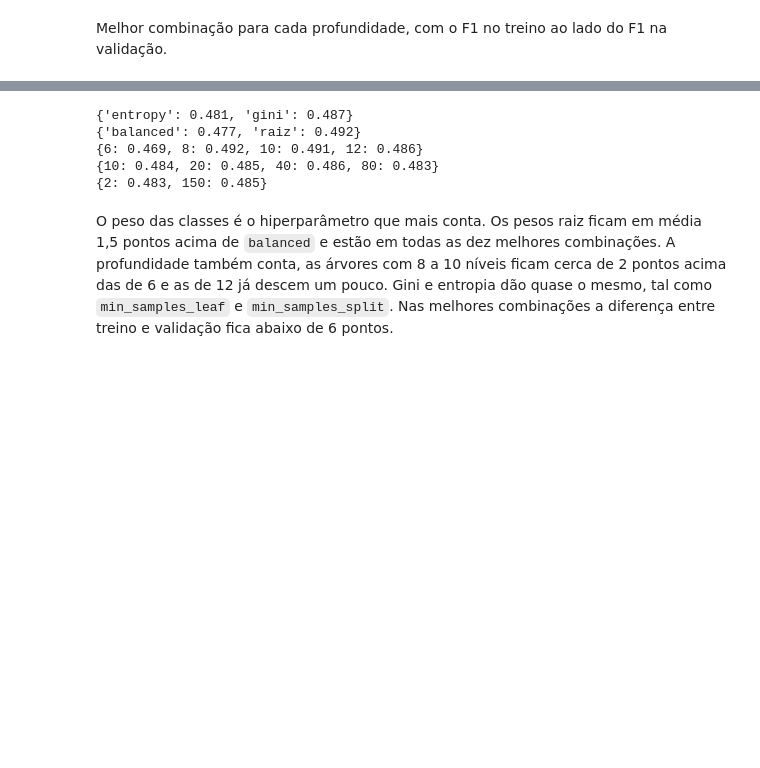
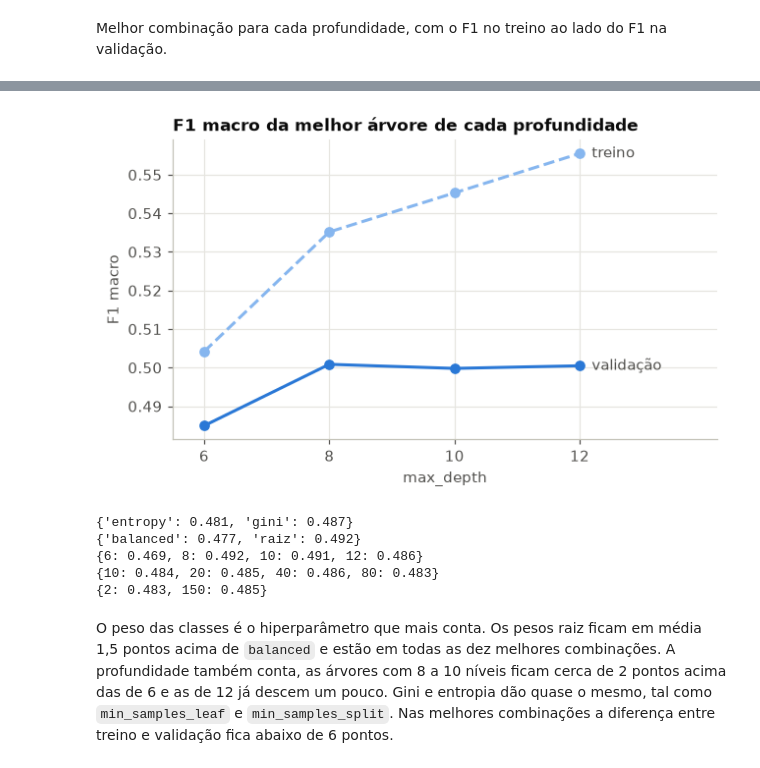
Before and after one commit to AnyTng/FAI26_P02_G09, a Jupyter notebook: 02_classify.ipynb, the cells around one changed output, grey strips where cells are left out. Cells and saved outputs as stored; diff of their text form; code cells hidden in the pictures; blank space fills up the shorter version.

```diff
--- a/02_classify.ipynb
+++ b/02_classify.ipynb
@@ -117,14 +121,7 @@ Não há valores em falta e todas as variáveis são números, por isso a prepar
 # %%
 def preparar(treino, outro):
-    """Criar as variáveis da renovação e escolher as colunas que a árvore usa."""
-    def transformar(df):
-        df = df.copy()
-        df["Renovada"] = (df["yr_renovated"] > 0).astype(int)
-        # Ano da última obra: o da renovação, ou o da construção se a casa nunca foi renovada
-        df["AnoUltimaObra"] = df["yr_renovated"].where(df["yr_renovated"] > 0, df["yr_built"])
-        return df[NUMERICAS + ["Renovada", "AnoUltimaObra"]]
-
-    return transformar(treino), transformar(outro)
+    """Escolher as colunas que a árvore usa."""
+    return treino[NUMERICAS], outro[NUMERICAS]
 
 
 X_treino, X_teste = preparar(treino, teste)
@@ -350,6 +347,35 @@ por_profundidade[["max_depth", "criterion", "class_weight", "min_samples_leaf",
 | 0 | 8 | gini | raiz | 10 | 150 | 0.535 | 0.501 | ... |
 | 3 | 10 | entropy | raiz | 20 | 150 | 0.545 | 0.500 | ... |
 | 1 | 12 | entropy | raiz | 10 | 150 | 0.556 | 0.500 | ... |
+# %%
+import matplotlib.pyplot as plt
+
+# Cores: azul para a árvore, laranja para a random forest, cinzento para prever sempre "normal"
+AZUL, AZUL_CLARO, LARANJA, CINZA = "#2a78d6", "#86b6ef", "#eb6834", "#a3a29c"
+TEXTO, TEXTO_2 = "#0b0b0b", "#52514e"
+plt.rcParams.update({
+    "figure.dpi": 110, "font.size": 10, "axes.edgecolor": "#c3c2b7", "axes.labelcolor": TEXTO_2,
+    "xtick.color": TEXTO_2, "ytick.color": TEXTO_2, "axes.spines.top": False, "axes.spines.right": False,
+    "axes.grid": True, "grid.color": "#e6e5e0", "grid.linewidth": 0.8, "axes.axisbelow": True,
+    "axes.titlesize": 11, "axes.titleweight": "bold", "axes.titlecolor": TEXTO, "axes.titlelocation": "left",
+})
+
+# Melhor combinação de cada profundidade
+fig, ax = plt.subplots(figsize=(6.5, 3.6))
+prof = por_profundidade.sort_values("max_depth")
+ax.plot(prof["max_depth"], prof["f1_treino"], color=AZUL_CLARO, lw=2, ls="--", marker="o", ms=6)
+ax.plot(prof["max_depth"], prof["f1_validacao"], color=AZUL, lw=2, marker="o", ms=6)
+ultimo = prof.iloc[-1]
+ax.annotate("treino", (ultimo["max_depth"], ultimo["f1_treino"]), xytext=(8, 0), textcoords="offset points", va="center", color=TEXTO_2)
+ax.annotate("validação", (ultimo["max_depth"], ultimo["f1_validacao"]), xytext=(8, 0), textcoords="offset points", va="center", color=TEXTO_2)
+ax.set_xticks(prof["max_depth"])
+ax.set_xlim(prof["max_depth"].min() - 0.5, prof["max_depth"].max() + 2.2)
+ax.set_xlabel("max_depth")
+ax.set_ylabel("F1 macro")
+ax.set_title("F1 macro da melhor árvore de cada profundidade")
+plt.show()
+# %% [output]
+[figure, added]
 # %%
 # Efeito médio de cada hiperparâmetro no F1 de validação
 for nome in GRELHA:
```
Also changed, not shown: parts of 16 cells of this notebook, 1 other file.
